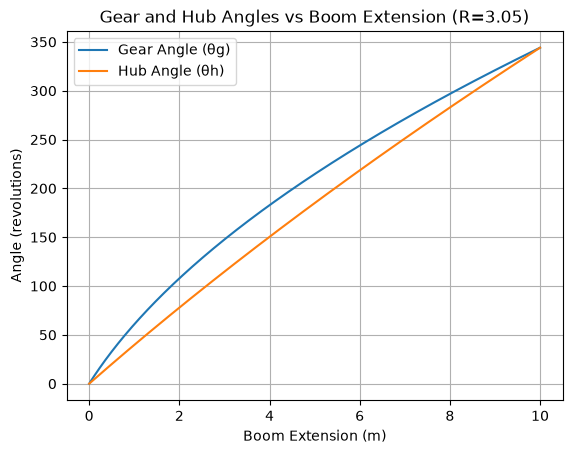
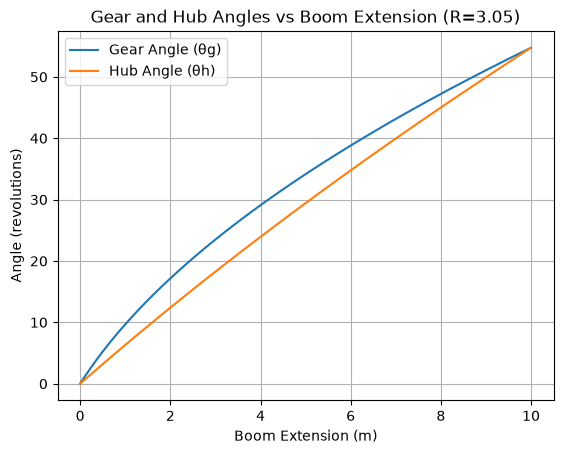
Code edit (unified diff) that turned the first committed figure into the second:
--- before
+++ after
@@ -64,6 +64,6 @@
 plt.figure()
 # plt.plot(arc_length / 1000, theta_p_values, label='Gear Angle (θp/R)')
-plt.plot(arc_length / 1000, gear_angle_values, label='Gear Angle (θg)')
-plt.plot(arc_length / 1000, theta_h_values, label='Hub Angle (θh)')
+plt.plot(arc_length / 1000, [s / (2 * math.pi) for s in gear_angle_values], label='Gear Angle (θg)')
+plt.plot(arc_length / 1000, [s / (2 * math.pi) for s in theta_h_values], label='Hub Angle (θh)')
 
 plt.xlabel('Boom Extension (m)')

Commit: Converted last graph to correct units, revs instead of rad.